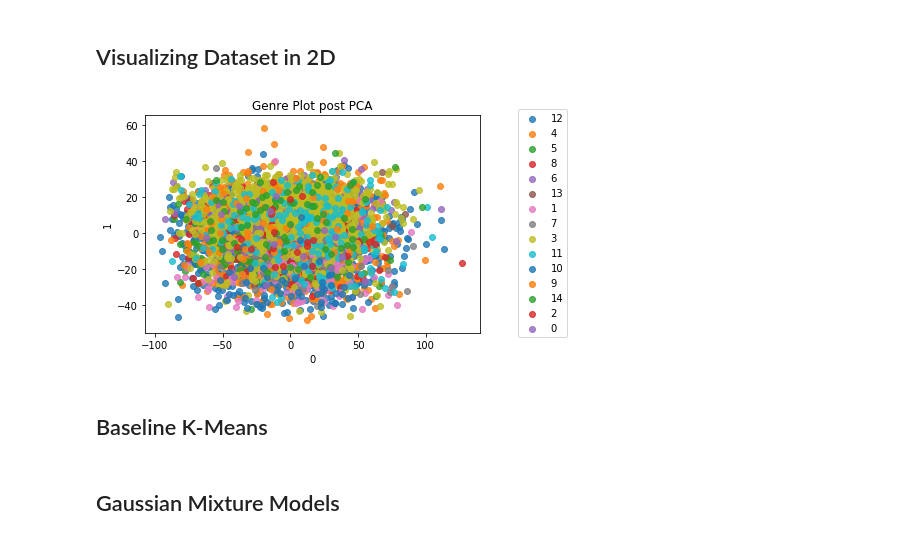
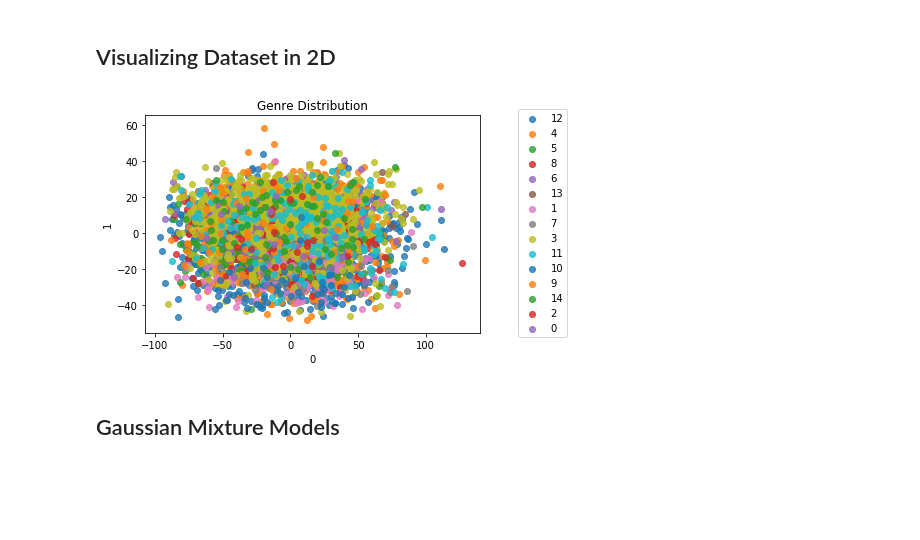
Before and after one commit to itaher1995/CS6220_Final_Project, a Jupyter notebook: FMA-Unsupervised-GMM.ipynb, the cells around one changed output. Cells and saved outputs as stored; diff of their text form; code cells hidden in the pictures; blank space fills up the shorter version.

Commit message:
changes to GMM post PCA analysis

```diff
--- a/FMA-Unsupervised-GMM.ipynb
+++ b/FMA-Unsupervised-GMM.ipynb
@@ -75,9 +67,6 @@ responseEncoded = le.fit_transform(response)
 responseEncoded
 # %% [output]
 array([ 6, 11, 12, ...,  5,  5,  5], dtype=int64)
-# %%
-np.random.seed(100)
-X_train, X_test, y_train, y_test = train_test_split(data,responseEncoded,test_size=.4)
 # %% [markdown]
 ## Visualizing Dataset in 2D
 # %%
@@ -103,8 +92,6 @@ def plotClasses2D(X,y,dimensionality_reduction='PCA',title=None):
         if title!=None:
             plt.title(title)
 # %%
-plotClasses2D(X_train,y_train,title='Genre Plot post PCA') #pca
+plotClasses2D(X_train,y_train,title='Genre Distribution') #pca
 # %% [output]
-[figure, old version]
+[figure, new version]
-# %% [markdown]
-## Baseline K-Means
```
Also changed, not shown: parts of 50 cells of this notebook, 14 other files.
